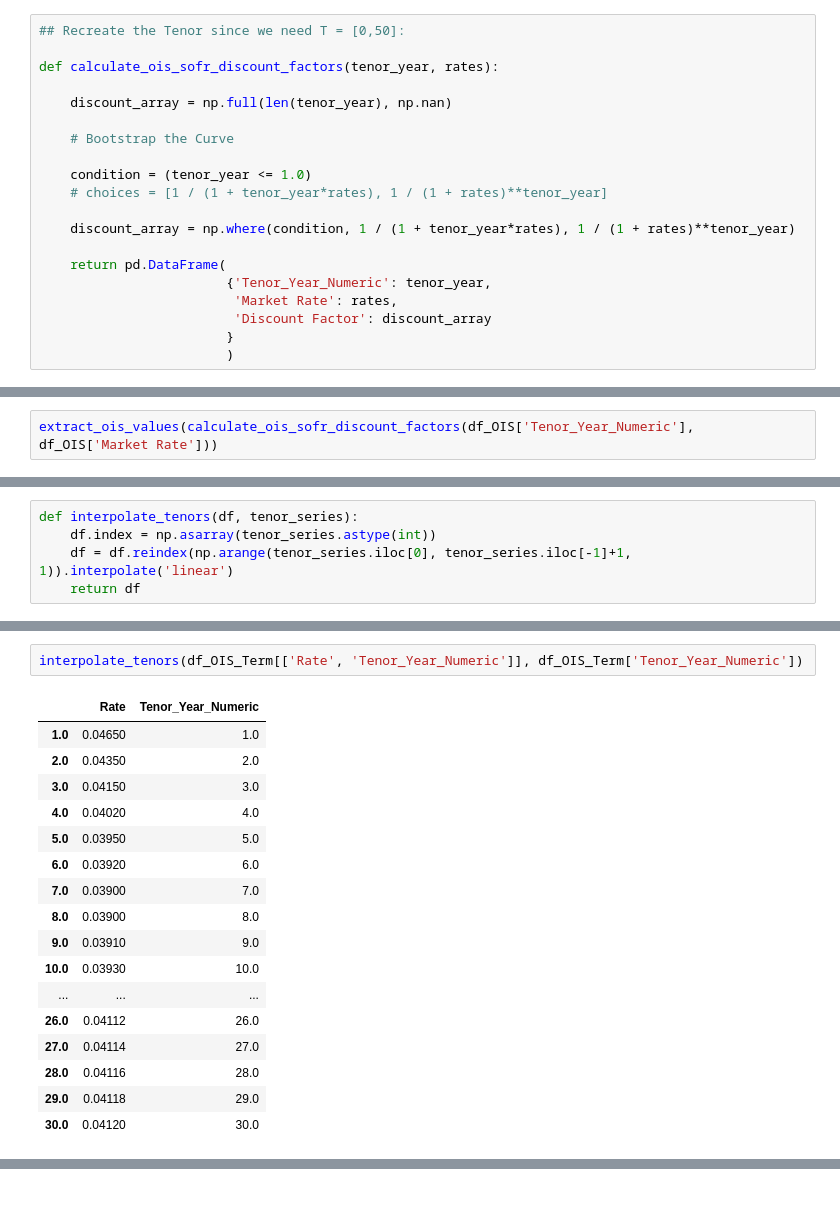
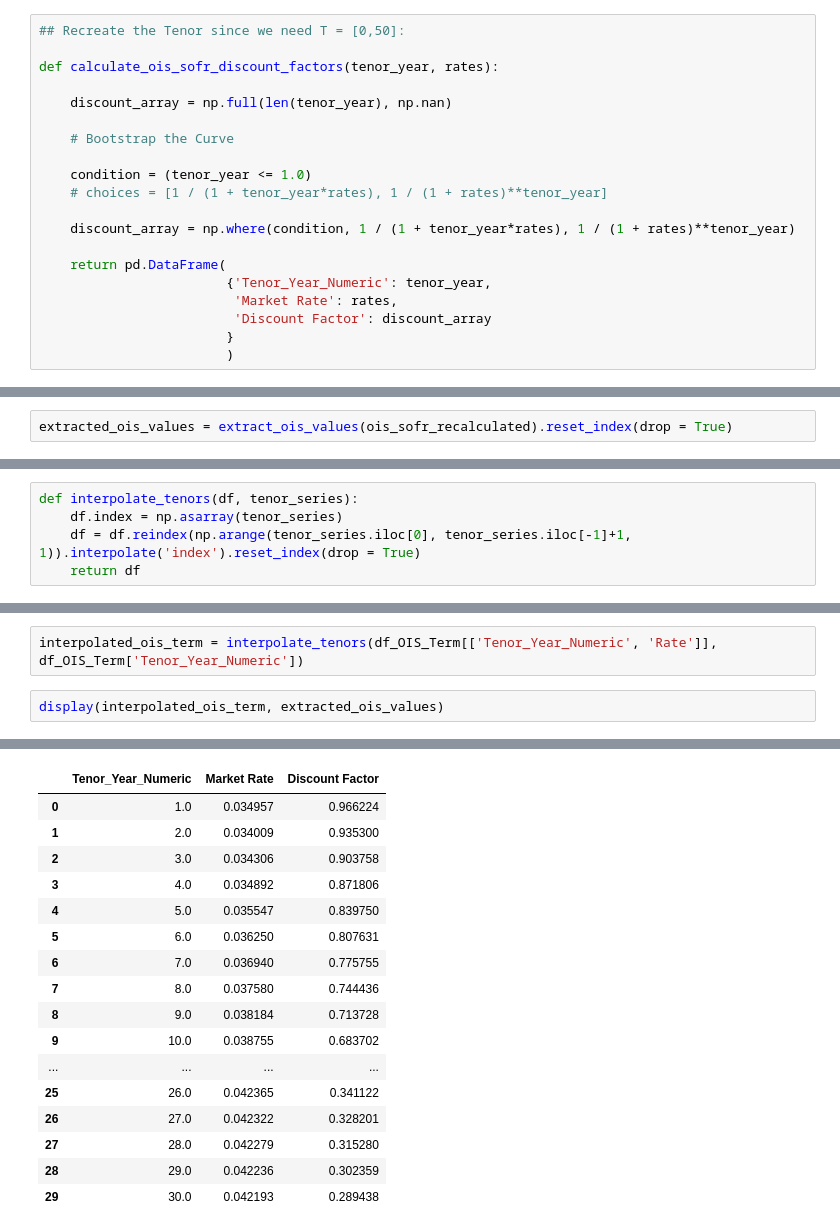
Before and after one commit to Gregtwl/QF605_Assignment, a Jupyter notebook: Answer_Deck.ipynb, the cells around one changed output, grey strips where cells are left out. Drawn from its saved outputs; the diff is of its cells as text; blank space fills up the shorter version.

```diff
--- a/Answer_Deck.ipynb
+++ b/Answer_Deck.ipynb
@@ -439,3 +442,3 @@ def extract_ois_values(df_OIS):
     return ext
 # %%
-extract_ois_values(calculate_ois_sofr_discount_factors(df_OIS['Tenor_Year_Numeric'], df_OIS['Market Rate']))
+extracted_ois_values = extract_ois_values(ois_sofr_recalculated).reset_index(drop = True)
@@ -460,5 +445,5 @@ extract_ois_values(calculate_ois_sofr_discount_factors(df_OIS['Tenor_Year_Numeri
 # %%
 def interpolate_tenors(df, tenor_series):
-    df.index = np.asarray(tenor_series.astype(int))
-    df = df.reindex(np.arange(tenor_series.iloc[0], tenor_series.iloc[-1]+1, 1)).interpolate('linear')
+    df.index = np.asarray(tenor_series)
+    df = df.reindex(np.arange(tenor_series.iloc[0], tenor_series.iloc[-1]+1, 1)).interpolate('index').reset_index(drop = True)
     return df
@@ -465,20 +469,5 @@ def interpolate_tenors(df, tenor_series):
 # %%
-interpolate_tenors(df_OIS_Term[['Rate', 'Tenor_Year_Numeric']], df_OIS_Term['Tenor_Year_Numeric'])
+interpolated_ois_term = interpolate_tenors(df_OIS_Term[['Tenor_Year_Numeric', 'Rate']], df_OIS_Term['Tenor_Year_Numeric'])
-# %% [output]
-|  | Rate | Tenor_Year_Numeric |
-| 1.0 | 0.04650 | 1.0 |
-| 2.0 | 0.04350 | 2.0 |
-| 3.0 | 0.04150 | 3.0 |
-| 4.0 | 0.04020 | 4.0 |
-| 5.0 | 0.03950 | 5.0 |
-| 6.0 | 0.03920 | 6.0 |
-| 7.0 | 0.03900 | 7.0 |
-| 8.0 | 0.03900 | 8.0 |
-| 9.0 | 0.03910 | 9.0 |
-| 10.0 | 0.03930 | 10.0 |
-| ... | ... | ... |
-| 26.0 | 0.04112 | 26.0 |
-| 27.0 | 0.04114 | 27.0 |
-| 28.0 | 0.04116 | 28.0 |
-| 29.0 | 0.04118 | 29.0 |
-| 30.0 | 0.04120 | 30.0 |
+# %%
+display(interpolated_ois_term, extracted_ois_values)
+# %% [output]
@@ -484,0 +491,17 @@ interpolate_tenors(df_OIS_Term[['Rate', 'Tenor_Year_Numeric']], df_OIS_Term['Ten
+|  | Tenor_Year_Numeric | Market Rate | Discount Factor |
+| 0 | 1.0 | 0.034957 | 0.966224 |
+| 1 | 2.0 | 0.034009 | 0.935300 |
+| 2 | 3.0 | 0.034306 | 0.903758 |
+| 3 | 4.0 | 0.034892 | 0.871806 |
+| 4 | 5.0 | 0.035547 | 0.839750 |
+| 5 | 6.0 | 0.036250 | 0.807631 |
+| 6 | 7.0 | 0.036940 | 0.775755 |
+| 7 | 8.0 | 0.037580 | 0.744436 |
+| 8 | 9.0 | 0.038184 | 0.713728 |
+| 9 | 10.0 | 0.038755 | 0.683702 |
+| ... | ... | ... | ... |
+| 25 | 26.0 | 0.042365 | 0.341122 |
+| 26 | 27.0 | 0.042322 | 0.328201 |
+| 27 | 28.0 | 0.042279 | 0.315280 |
+| 28 | 29.0 | 0.042236 | 0.302359 |
+| 29 | 30.0 | 0.042193 | 0.289438 |
```
Also changed, not shown: parts of 10 cells of this notebook.
